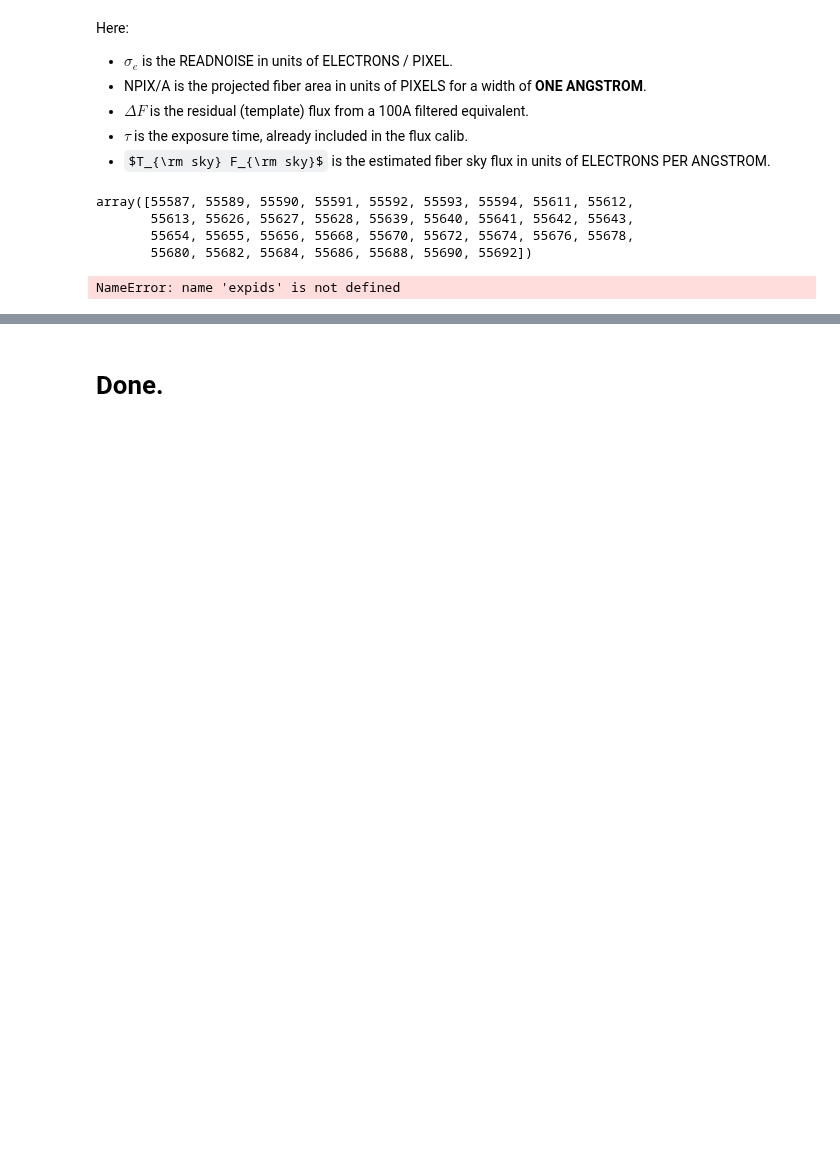
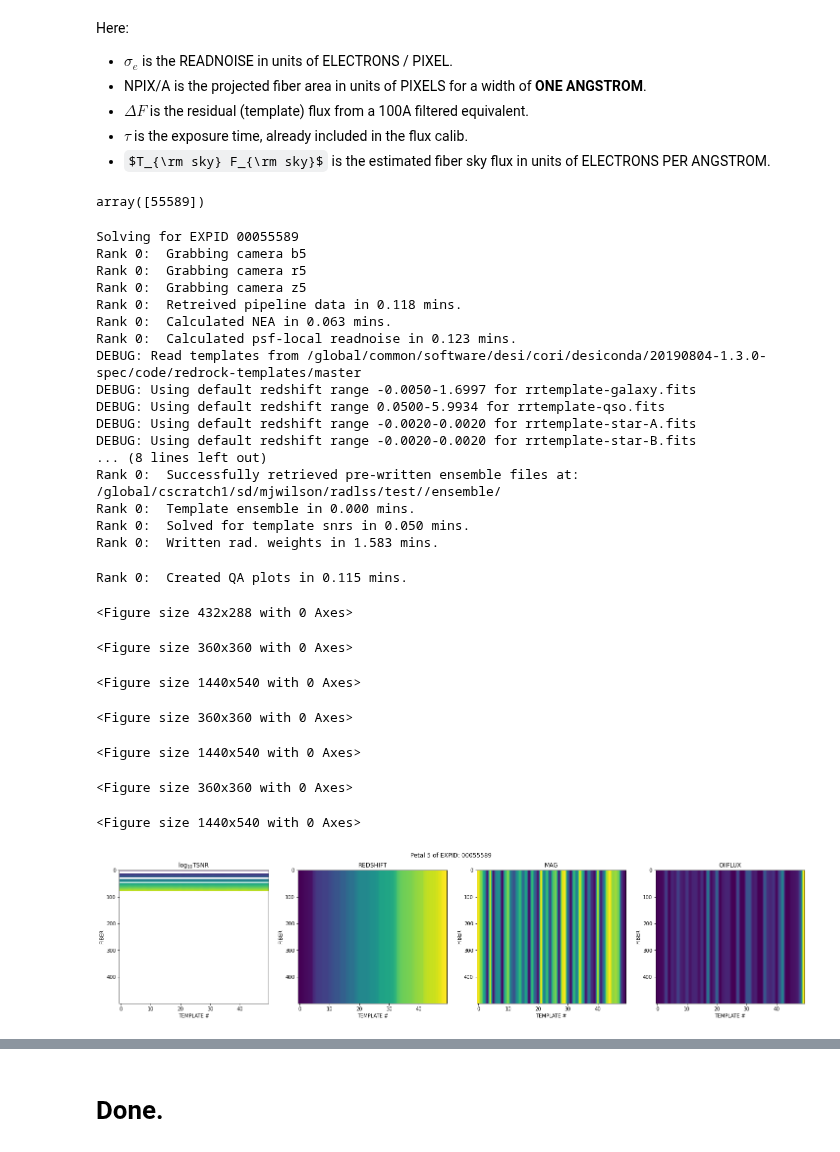
Before and after one commit to desihub/desispec, a Jupyter notebook: doc/nb/TemplateSNR.ipynb, the cells around one changed output, grey strips where cells are left out. Saved outputs shown, nothing was run; the diff lists cells and outputs as text; code cells hidden in the pictures; some formulas as TeX source; blank space fills up the shorter version.

```diff
--- a/doc/nb/TemplateSNR.ipynb
+++ b/doc/nb/TemplateSNR.ipynb
@@ -94,23 +79,47 @@ tracers  = ['ELG']
 
 expids, tiles = get_expids(night)
 
-camera   = ['b5', 'r5', 'z5']
+cameras  = ['b5', 'r5', 'z5']
+# %%
+expids   = expids[1:2]
 # %%
 expids
 # %% [output]
-array([55587, 55589, 55590, 55591, 55592, 55593, 55594, 55611, 55612,
-       55613, 55626, 55627, 55628, 55639, 55640, 55641, 55642, 55643,
-       55654, 55655, 55656, 55668, 55670, 55672, 55674, 55676, 55678,
-       55680, 55682, 55684, 55686, 55688, 55690, 55692])
+array([55589])
 # %%
-for nexp, expid in enumerate(expids[2:]):
+for nexp, expid in enumerate(expids):
     print('Solving for EXPID {:08d}'.format(expid))
 
     rads = RadLSS(night, expid, cameras=cameras)
 
     rads.compute(tracers=tracers)
 
     if nexp == nmax:
         break
 # %% [output]
-NameError: name 'expids' is not defined
+Solving for EXPID 00055589
+Rank 0:  Grabbing camera b5
+Rank 0:  Grabbing camera r5
+Rank 0:  Grabbing camera z5
+Rank 0:  Retreived pipeline data in 0.118 mins.
+Rank 0:  Calculated NEA in 0.063 mins.
+Rank 0:  Calculated psf-local readnoise in 0.123 mins.
+DEBUG: Read templates from /global/common/software/desi/cori/desiconda/20190804-1.3.0-spec/code/redrock-templates/master
+DEBUG: Using default redshift range -0.0050-1.6997 for rrtemplate-galaxy.fits
+DEBUG: Using default redshift range 0.0500-5.9934 for rrtemplate-qso.fits
+DEBUG: Using default redshift range -0.0020-0.0020 for rrtemplate-star-A.fits
+DEBUG: Using default redshift range -0.0020-0.0020 for rrtemplate-star-B.fits
+... (8 lines left out)
+Rank 0:  Successfully retrieved pre-written ensemble files at: /global/cscratch1/sd/mjwilson/radlss/test//ensemble/
+Rank 0:  Template ensemble in 0.000 mins.
+Rank 0:  Solved for template snrs in 0.050 mins.
+Rank 0:  Written rad. weights in 1.583 mins.
+Rank 0:  Created QA plots in 0.115 mins.
+<Figure size 432x288 with 0 Axes>
+<Figure size 360x360 with 0 Axes>
+<Figure size 1440x540 with 0 Axes>
+<Figure size 360x360 with 0 Axes>
+<Figure size 1440x540 with 0 Axes>
+<Figure size 360x360 with 0 Axes>
+<Figure size 1440x540 with 0 Axes>
+[figure, added]
```
Also changed, not shown: parts of 13 cells of this notebook, 1 other file.
